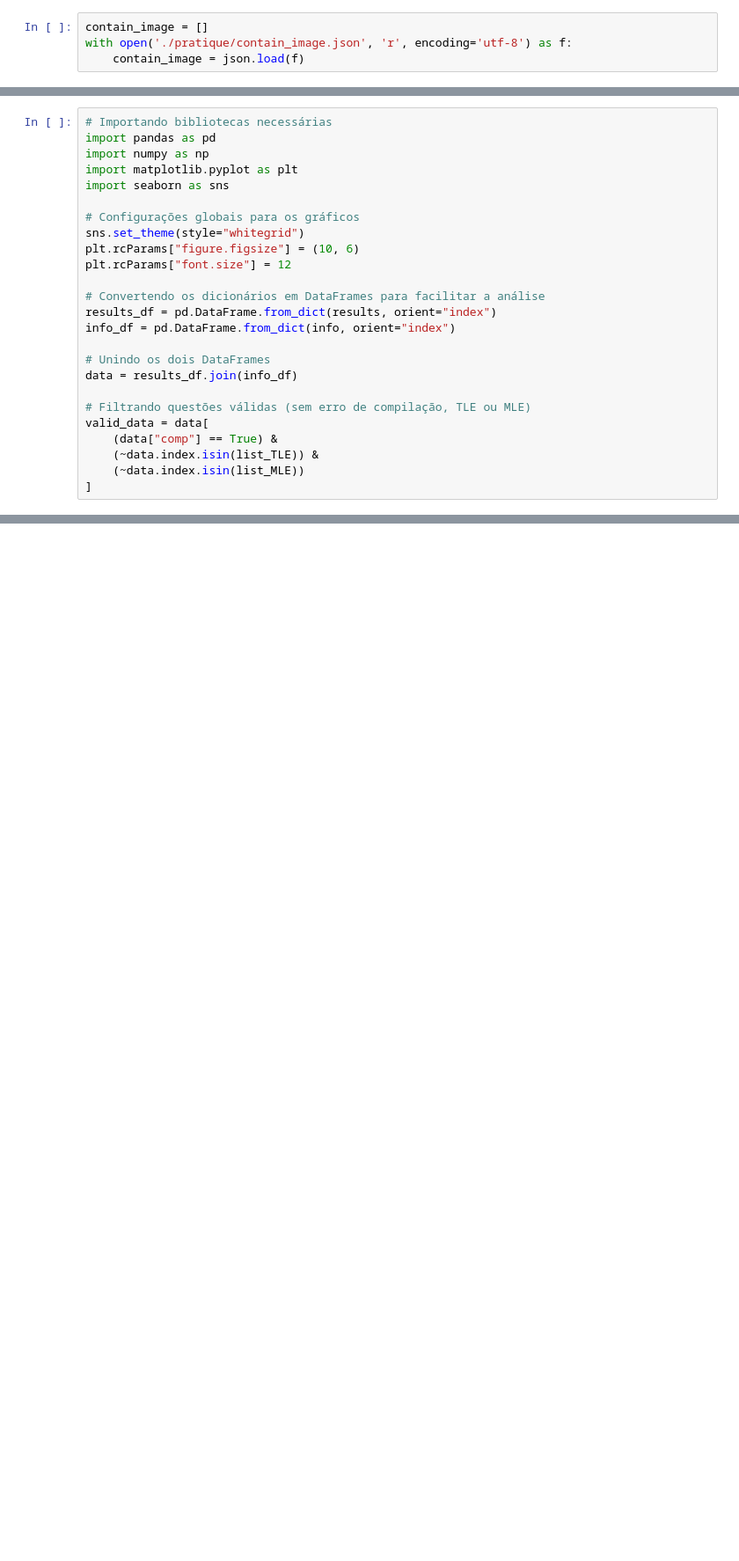
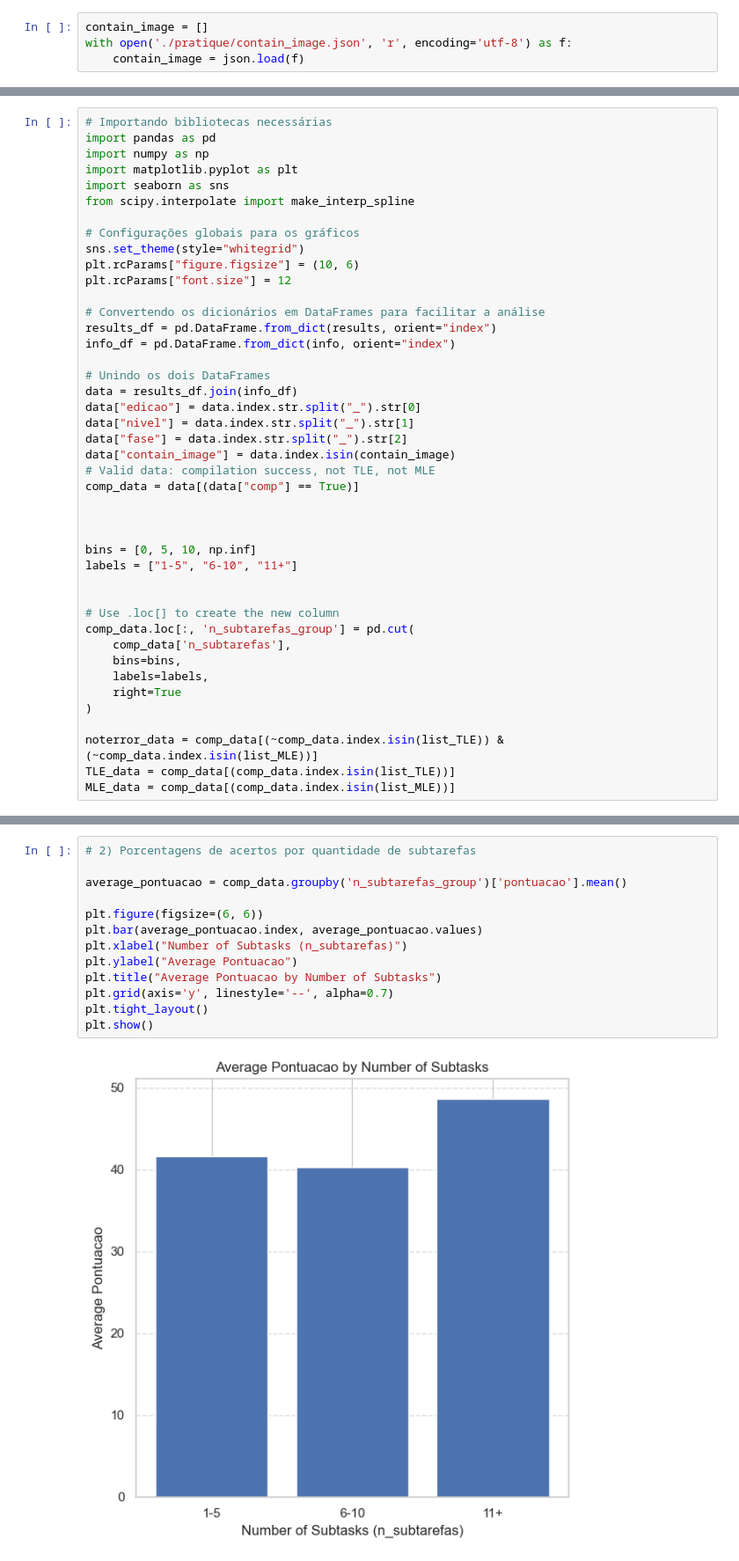
Before and after one commit to andre-n-alcantara/IC, a Jupyter notebook: report.ipynb, the cells around one changed output, grey strips where cells are left out. Shown at 88% size. Cells and saved outputs as stored; diff of their text form; blank space fills up the shorter version.

```diff
--- a/report.ipynb
+++ b/report.ipynb
@@ -102,6 +106,7 @@ import pandas as pd
 import numpy as np
 import matplotlib.pyplot as plt
 import seaborn as sns
+from scipy.interpolate import make_interp_spline
 
 # Configurações globais para os gráficos
 sns.set_theme(style="whitegrid")
@@ -114,10 +119,27 @@ info_df = pd.DataFrame.from_dict(info, orient="index")
 
 # Unindo os dois DataFrames
 data = results_df.join(info_df)
+data["edicao"] = data.index.str.split("_").str[0]
+data["nivel"] = data.index.str.split("_").str[1]
+data["fase"] = data.index.str.split("_").str[2]
+data["contain_image"] = data.index.isin(contain_image)
+# Valid data: compilation success, not TLE, not MLE
+comp_data = data[(data["comp"] == True)]
 
-# Filtrando questões válidas (sem erro de compilação, TLE ou MLE)
-valid_data = data[
-    (data["comp"] == True) &
-    (~data.index.isin(list_TLE)) &
-    (~data.index.isin(list_MLE))
-]
+
+
+bins = [0, 5, 10, np.inf]
+labels = ["1-5", "6-10", "11+"]
+
+
+# Use .loc[] to create the new column
+comp_data.loc[:, 'n_subtarefas_group'] = pd.cut(
+    comp_data['n_subtarefas'],
+    bins=bins,
+    labels=labels,
+    right=True
+)
+
+noterror_data = comp_data[(~comp_data.index.isin(list_TLE)) & (~comp_data.index.isin(list_MLE))]
+TLE_data = comp_data[(comp_data.index.isin(list_TLE))]
+MLE_data = comp_data[(comp_data.index.isin(list_MLE))]
@@ -224,0 +233,15 @@ plt.show()
+# %%
+# 2) Porcentagens de acertos por quantidade de subtarefas
+
+average_pontuacao = comp_data.groupby('n_subtarefas_group')['pontuacao'].mean()
+
+plt.figure(figsize=(6, 6))
+plt.bar(average_pontuacao.index, average_pontuacao.values)
+plt.xlabel("Number of Subtasks (n_subtarefas)")
+plt.ylabel("Average Pontuacao")
+plt.title("Average Pontuacao by Number of Subtasks")
+plt.grid(axis='y', linestyle='--', alpha=0.7)
+plt.tight_layout()
+plt.show()
+# %% [output]
+[figure, added]
```
Also changed, not shown: parts of 6 cells of this notebook.
